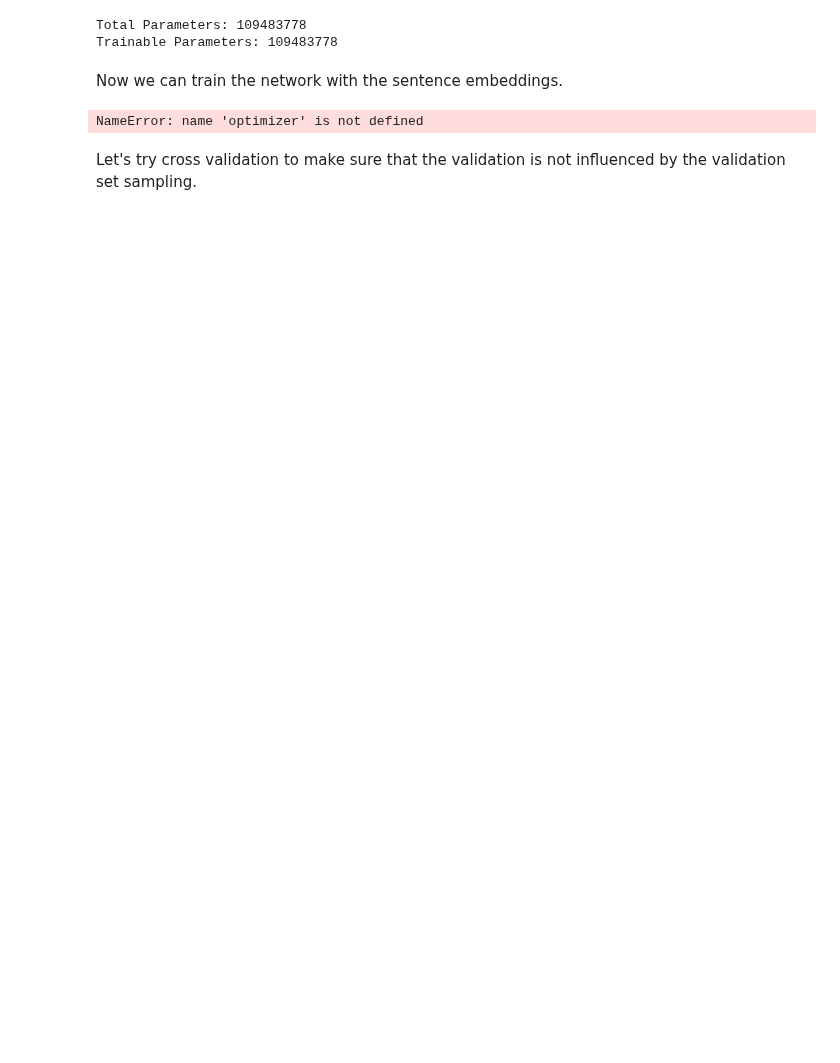
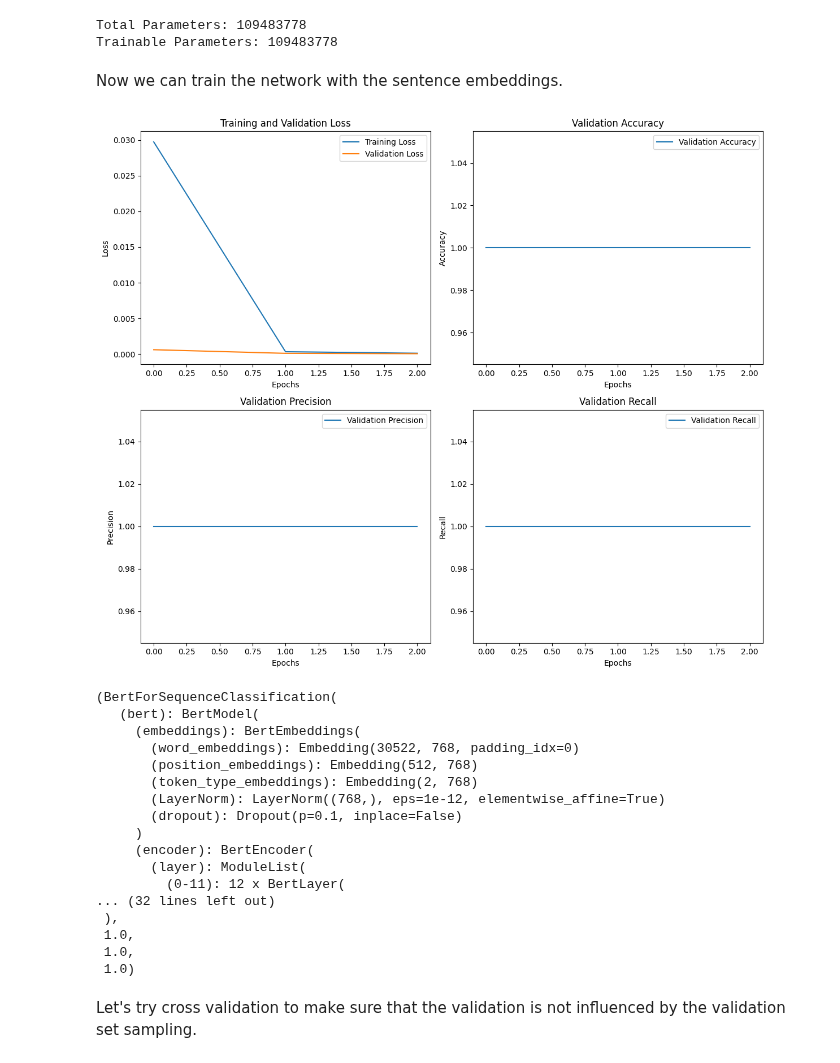
Before and after one commit to dominikglandorf/LLM-grammar, a Jupyter notebook: exp/007_sentence_embeddings.ipynb, the cells around one changed output. Cells and saved outputs as stored; diff of their text form; code cells hidden in the pictures; blank space fills up the shorter version.

Commit message:
update embeddings models

```diff
--- a/exp/007_sentence_embeddings.ipynb
+++ b/exp/007_sentence_embeddings.ipynb
@@ -58,13 +50,3 @@ Load dataset
 df = pd.read_json('../dat/egpaugmented_54x100.json')
 # %% [markdown]
 Load and test embeddings model
-# %%
-embeddings_model = SentenceTransformer('llmrails/ember-v1')
-
-
-# test model on the first sentence
-sentences = [df['augmented_examples'].iloc[0][0]]
-embeddings = embeddings_model.encode(sentences)
-
-input_dim = embeddings.shape[1]  # Size of the sentence embeddings
-print(input_dim)
@@ -73,6 +53,6 @@ print(input_dim)
 # %%
 # Extracting one construct with its examples
-row = df.iloc[0]
+row = df.iloc[1]
 print(row['Can-do statement'])
 print(row['Example'])
 print("\n")
@@ -118,7 +98,7 @@ def get_dataset(row, tokenizer, max_len, random_negatives=True):
     labels = [1] * len(row['augmented_examples'])
 
     if random_negatives:
-        ratio = 0.75
+        ratio = 0.5
         num_rands = int(len(sentences) * ratio)
         num_augs = int(len(sentences) * (1-ratio))
 
@@ -142,7 +122,7 @@ def get_dataset(row, tokenizer, max_len, random_negatives=True):
 
 # Initialize BERT tokenizer
 tokenizer = BertTokenizer.from_pretrained('bert-base-uncased')
-max_len = 512  # Max length for BERT
+max_len = 128  # Max length for BERT
 
 # Get dataset for a specific row
 dataset = get_dataset(row, tokenizer, max_len)
@@ -178,7 +158,7 @@ val_size = total_size - train_size  # Remaining 20% for validation
 train_dataset, val_dataset = random_split(dataset, [train_size, val_size])
 
 # Create DataLoaders for training and validation
-train_dataloader = DataLoader(train_dataset, batch_size=64, shuffle=True)
-val_dataloader = DataLoader(val_dataset, batch_size=64, shuffle=False)
+train_dataloader = DataLoader(train_dataset, batch_size=32, shuffle=True)
+val_dataloader = DataLoader(val_dataset, batch_size=32, shuffle=False)
 # %% [markdown]
 Let's define our network, a simple two layer Feed Forward Neural Network with a sigmoidal activation function.
@@ -201,4 +165,4 @@ model = FeedforwardNN(input_dim, hidden_dim).to(device)
 # %%
 model = BertForSequenceClassification.from_pretrained('bert-base-uncased')
-optimizer = AdamW(model.parameters(), lr=1e-5)
+model.to(device)
 # %% [output]
@@ -219,8 +183,8 @@ Now we can train the network with the sentence embeddings.
 # Loss and Optimizer
 criterion = torch.nn.BCELoss()
 
-def train(model, train_dataloader, val_dataloader, verbose=False, plots=True, n_epochs_stop = 10, lr=0.0001, num_epochs=3):
-    #optimizer = torch.optim.Adam(model.parameters(), lr)
+def train(model, train_dataloader, val_dataloader, verbose=True, plots=True, n_epochs_stop = 10, lr=0.0001, num_epochs=3):
+    optimizer = torch.optim.AdamW(model.parameters(), lr)
 
     # Lists to store loss and accuracy values
     train_losses = []
@@ -238,10 +202,10 @@ def train(model, train_dataloader, val_dataloader, verbose=False, plots=True, n_
         model.train()  # Set the model to training mode
         total_loss = 0
         train_steps = 0
-        for batch in train_dataloader:
-            input_ids = batch['input_ids']
-            attention_mask = batch['attention_mask']
-            labels = batch['labels']
+        for batch in tqdm(train_dataloader):
+            input_ids = batch['input_ids'].to(device)
+            attention_mask = batch['attention_mask'].to(device)
+            labels = batch['labels'].to(device)
 
             # forward pass
             outputs = model(input_ids, attention_mask=attention_mask, labels=labels)
@@ -266,9 +230,9 @@ def train(model, train_dataloader, val_dataloader, verbose=False, plots=True, n_
         all_predictions = []
         with torch.no_grad():
             for batch in val_dataloader:
-                input_ids = batch['input_ids']
-                attention_mask = batch['attention_mask']
-                labels = batch['labels']
+                input_ids = batch['input_ids'].to(device)
+                attention_mask = batch['attention_mask'].to(device)
+                labels = batch['labels'].to(device)
 
                 # forward pass
                 outputs = model(input_ids, attention_mask=attention_mask, labels=labels)
@@ -276,7 +240,7 @@ def train(model, train_dataloader, val_dataloader, verbose=False, plots=True, n_
                 val_loss += loss.item()
                 val_steps += 1
 
-                predicted = outputs.round().squeeze()  # Assuming a binary classification
+                predicted = outputs.logits.argmax(dim=1)  # Assuming a binary classification
 
                 # Accumulate all targets and predictions
                 all_targets.extend(labels.tolist())
@@ -323,35 +287,52 @@ def train(model, train_dataloader, val_dataloader, verbose=False, plots=True, n_
         plt.title('Training and Validation Loss')
         plt.legend()
 
         plt.subplot(2, 2, 2)
         plt.plot(val_accuracies, label='Validation Accuracy')
         plt.xlabel('Epochs')
         plt.ylabel('Accuracy')
         plt.title('Validation Accuracy')
         plt.legend()
 
         plt.subplot(2, 2, 3)
         plt.plot(val_precisions, label='Validation Precision')
         plt.xlabel('Epochs')
         plt.ylabel('Precision')
         plt.title('Validation Precision')
         plt.legend()
 
         plt.subplot(2, 2, 4)
         plt.plot(val_recalls, label='Validation Recall')
         plt.xlabel('Epochs')
         plt.ylabel('Recall')
         plt.title('Validation Recall')
         plt.legend()
 
         plt.tight_layout()
         plt.show()
 
     return model, val_accuracy, precision, recall
 
-train(model, train_dataloader, val_dataloader, verbose=False)
+train(model, train_dataloader, val_dataloader, verbose=True)
 # %% [output]
+[figure, added]
-NameError: name 'optimizer' is not defined
+(BertForSequenceClassification(
+   (bert): BertModel(
+     (embeddings): BertEmbeddings(
+       (word_embeddings): Embedding(30522, 768, padding_idx=0)
+       (position_embeddings): Embedding(512, 768)
+       (token_type_embeddings): Embedding(2, 768)
+       (LayerNorm): LayerNorm((768,), eps=1e-12, elementwise_affine=True)
+       (dropout): Dropout(p=0.1, inplace=False)
+     )
+     (encoder): BertEncoder(
+       (layer): ModuleList(
+         (0-11): 12 x BertLayer(
+... (32 lines left out)
+ ),
+ 1.0,
+ 1.0,
+ 1.0)
 # %% [markdown]
 Let's try cross validation to make sure that the validation is not influenced by the validation set sampling.
 # %%
```
Also changed, not shown: parts of 10 cells of this notebook, 1 other file.
